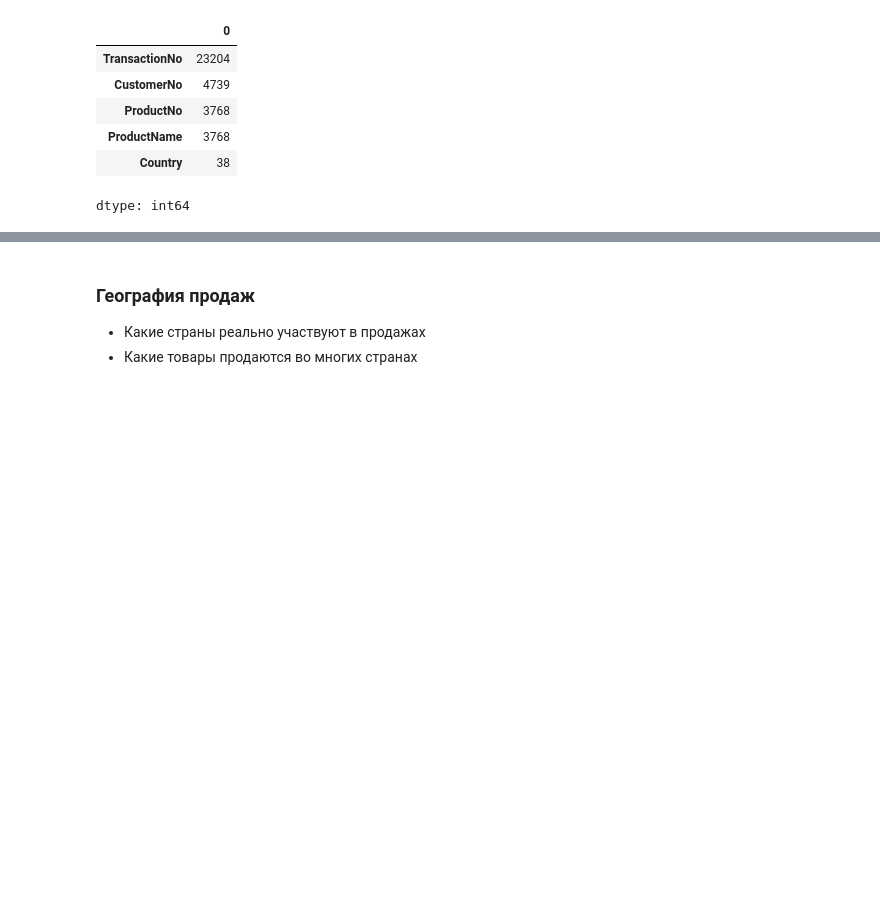
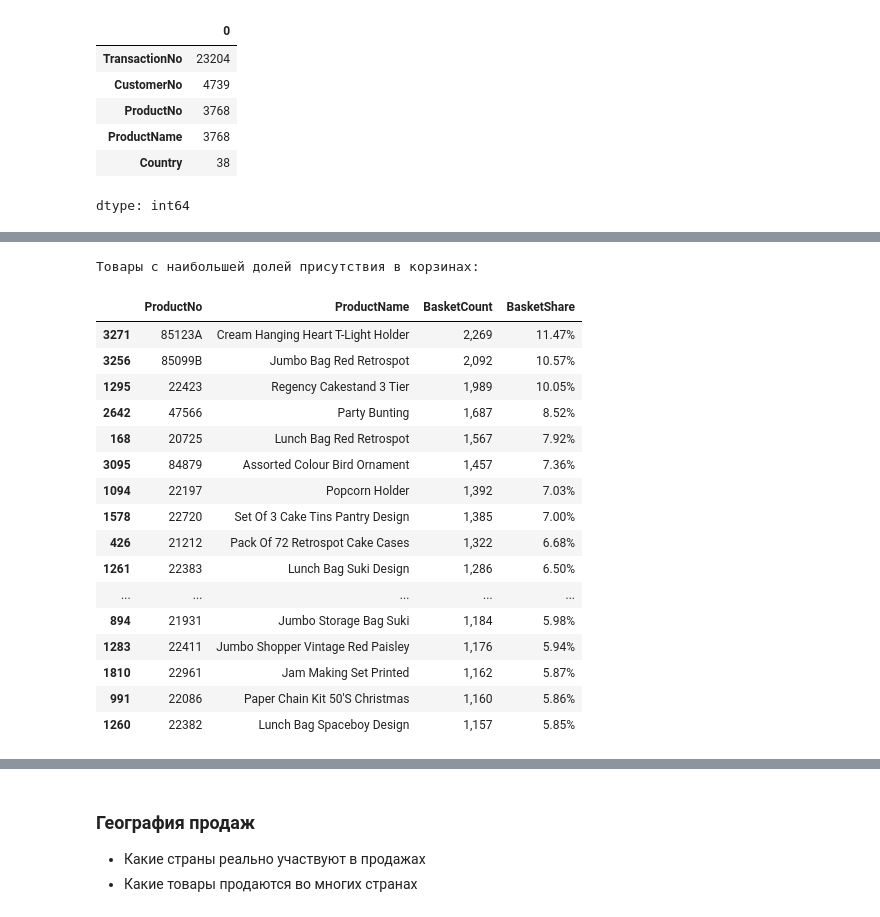
Before and after one commit to dazzens/dazzens, a Jupyter notebook: EDA_проект.ipynb, the cells around one changed output, grey strips where cells are left out. Cells and saved outputs as stored; diff of their text form; code cells hidden in the pictures; blank space fills up the shorter version.

```diff
--- a/EDA_проект.ipynb
+++ b/EDA_проект.ipynb
@@ -1211,0 +1301,64 @@ dtype: int64
+# %%
+# Общее количество корзин
+
+total_baskets = sales_df["TransactionNo"].nunique()
+
+# Количество корзин и доля присутствия каждого товара
+
+product_basket_share = (
+    sales_df
+    .groupby(
+        ["ProductNo", "ProductName"]
+    )
+    .agg(
+        BasketCount=("TransactionNo", "nunique")
+    )
+    .reset_index()
+)
+
+product_basket_share["BasketShare"] = (
+    product_basket_share["BasketCount"]
+    / total_baskets
+    * 100
+)
+
+# Товары с наибольшей долей присутствия в корзинах
+
+top_products_by_basket_share = (
+    product_basket_share
+    .sort_values(
+        by="BasketShare",
+        ascending=False
+    )
+    .head(20)
+)
+
+print("Товары с наибольшей долей присутствия в корзинах:")
+
+display(
+    top_products_by_basket_share.style.format(
+        {
+            "BasketCount": "{:,}",
+            "BasketShare": "{:.2f}%"
+        }
+    )
+)
+# %% [output]
+Товары с наибольшей долей присутствия в корзинах:
+|  | ProductNo | ProductName | BasketCount | BasketShare |
+| 3271 | 85123A | Cream Hanging Heart T-Light Holder | 2,269 | 11.47% |
+| 3256 | 85099B | Jumbo Bag Red Retrospot | 2,092 | 10.57% |
+| 1295 | 22423 | Regency Cakestand 3 Tier | 1,989 | 10.05% |
+| 2642 | 47566 | Party Bunting | 1,687 | 8.52% |
+| 168 | 20725 | Lunch Bag Red Retrospot | 1,567 | 7.92% |
+| 3095 | 84879 | Assorted Colour Bird Ornament | 1,457 | 7.36% |
+| 1094 | 22197 | Popcorn Holder | 1,392 | 7.03% |
+| 1578 | 22720 | Set Of 3 Cake Tins Pantry Design | 1,385 | 7.00% |
+| 426 | 21212 | Pack Of 72 Retrospot Cake Cases | 1,322 | 6.68% |
+| 1261 | 22383 | Lunch Bag Suki Design | 1,286 | 6.50% |
+| ... | ... | ... | ... | ... |
+| 894 | 21931 | Jumbo Storage Bag Suki | 1,184 | 5.98% |
+| 1283 | 22411 | Jumbo Shopper Vintage Red Paisley | 1,176 | 5.94% |
+| 1810 | 22961 | Jam Making Set Printed | 1,162 | 5.87% |
+| 991 | 22086 | Paper Chain Kit 50'S Christmas | 1,160 | 5.86% |
+| 1260 | 22382 | Lunch Bag Spaceboy Design | 1,157 | 5.85% |
```
Also changed, not shown: parts of 61 cells of this notebook.
